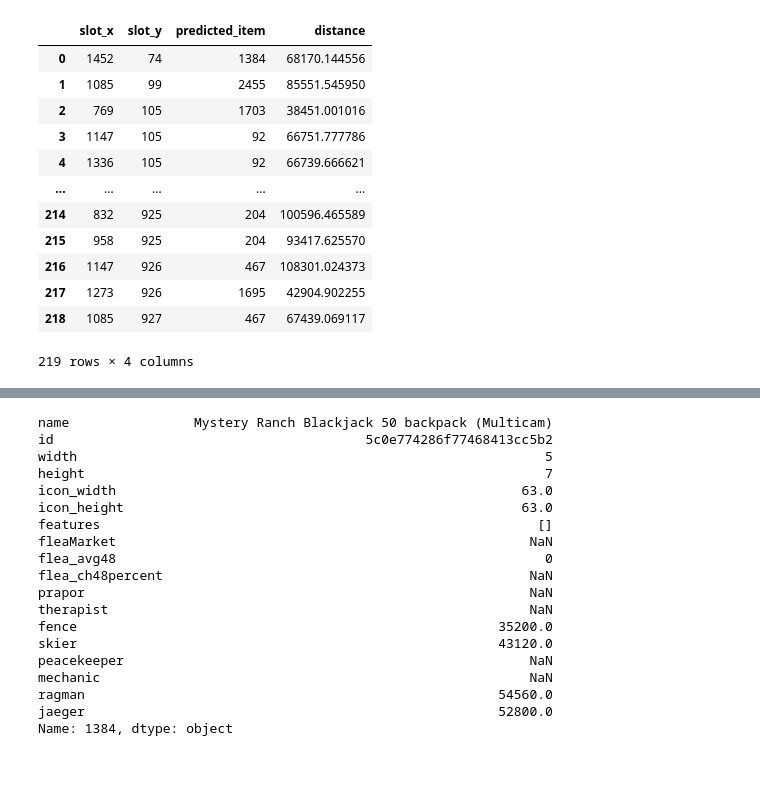
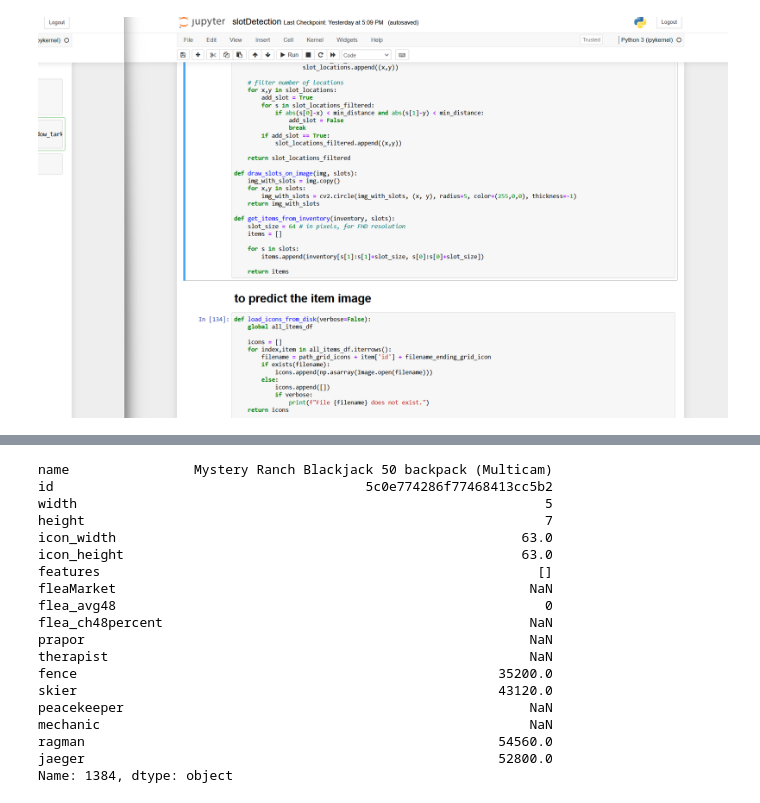
Before and after one commit to mi000hi/tarkovRat, a Jupyter notebook: overlay.ipynb, the cells around one changed output, grey strips where cells are left out. Drawn from its saved outputs; the diff is of its cells as text; code cells hidden in the pictures; blank space fills up the shorter version.

Commit message:
can predict from tarkov window now

```diff
--- a/overlay.ipynb
+++ b/overlay.ipynb
@@ -8,0 +178,10 @@ path_data = './data/'
+# %%
+# paths
+path_icons = './icons/'
+path_images = './images/'
+path_grid_icons = './grid_icons/'
+path_data = './data/'
+
+filename_ending_grid_icon = '-grid-image.jpg'
+
+window_title_tarkov = 'EscapeFromTarkov'
@@ -8,0 +211,9 @@ path_data = './data/'
+# %%
+# get tarkov window
+window_tarkov = gw.getWindowsWithTitle(window_title_tarkov)[0]
+window_tarkov_position = window_tarkov.topleft
+window_tarkov_size = window_tarkov.size
+# %%
+# take screenshot of tarkov
+screenshot = pyautogui.screenshot(region=(window_tarkov_position[0],window_tarkov_position[1], window_tarkov_size[0], window_tarkov_size[1]))
+screenshot = np.array(screenshot)
@@ -9,3 +241,7 @@ path_data = './data/'
+# %%
+Image.fromarray(screenshot)
+# %% [output]
+[figure, added]
 # %%
 text_index = 1
 texts = ['This is a label.', 'New text.']
@@ -28,16 +252,0 @@ all_items_df = pd.read_csv(path_data + 'all_items.csv')
-# %%
-predictions_df
-# %% [output]
-|  | slot_x | slot_y | predicted_item | distance |
-| 0 | 1452 | 74 | 1384 | 68170.144556 |
-| 1 | 1085 | 99 | 2455 | 85551.545950 |
-| 2 | 769 | 105 | 1703 | 38451.001016 |
-| 3 | 1147 | 105 | 92 | 66751.777786 |
-| 4 | 1336 | 105 | 92 | 66739.666621 |
-| ... | ... | ... | ... | ... |
-| 214 | 832 | 925 | 204 | 100596.465589 |
-| 215 | 958 | 925 | 204 | 93417.625570 |
-| 216 | 1147 | 926 | 467 | 108301.024373 |
-| 217 | 1273 | 926 | 1695 | 42904.902255 |
-| 218 | 1085 | 927 | 467 | 67439.069117 |
-219 rows × 4 columns
```
Also changed, not shown: parts of 23 cells of this notebook, 1 other file.
